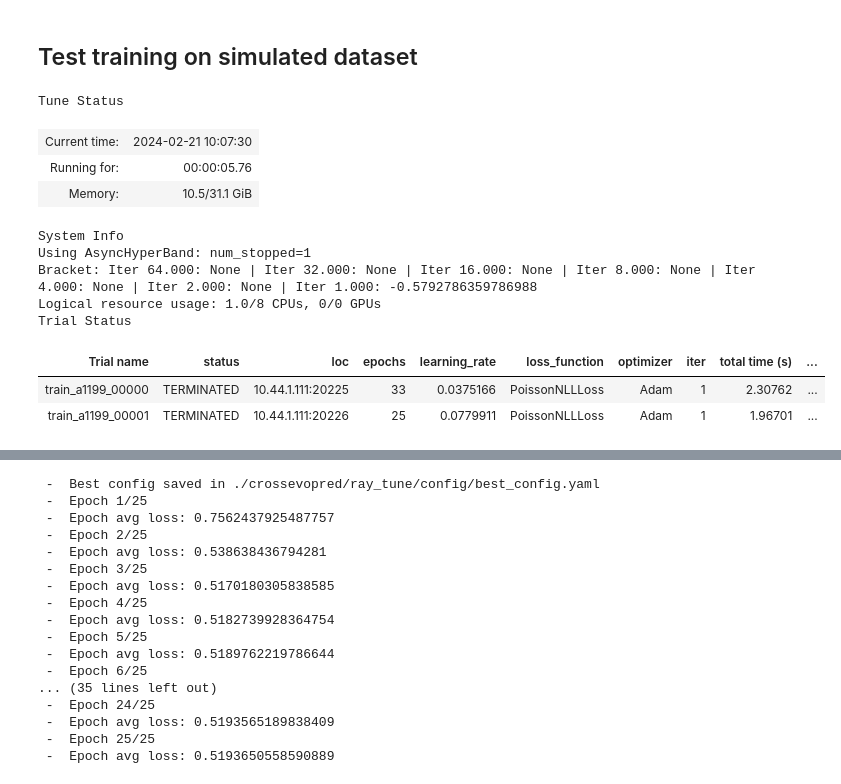
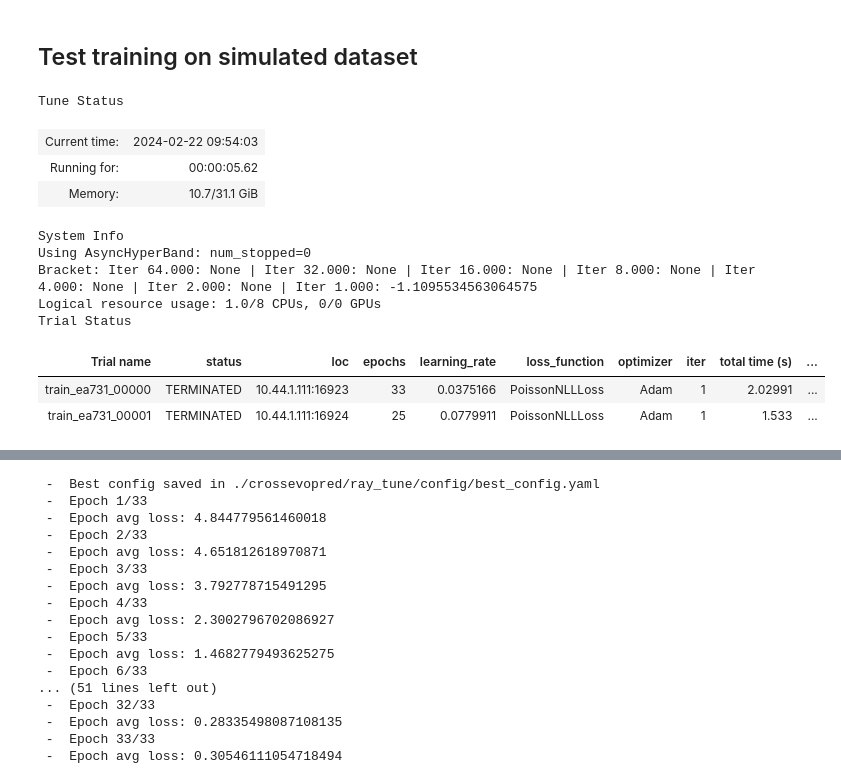
Before and after one commit to luisas/CrossEvoPred, a Jupyter notebook: bin/simulate.ipynb, the cells around one changed output, grey strips where cells are left out. Drawn from its saved outputs; the diff is of its cells as text; code cells hidden in the pictures.

```diff
--- a/bin/simulate.ipynb
+++ b/bin/simulate.ipynb
@@ -222,40 +222,42 @@ best_config_file = "./crossevopred/ray_tune/config/best_config.yaml"
 seed = 42
 torch.manual_seed(seed)
 np.random.seed(seed)
 
 
 # Initialize model
 model   = DummyModel()
 model.initialize_weights("xavier_uniform_")
 # Load the dataset
 trainining_datatset_loader = DataLoader(torch.load(training_dataset_file), batch_size = 32, shuffle = True)
 val_datatset_loader = DataLoader(torch.load(val_dataset_file), batch_size= 32, shuffle = True)
 test_datatset_loader = DataLoader(torch.load(test_dataset_file), batch_size= 32, shuffle = True)
 
+
+#trainining_datatset_loader = torch.load(training_dataset_file)
+
 # Inizialize the trainer
 trainer = Trainer(model = model,
                        training_loader = trainining_datatset_loader,
                        validation_loader = val_datatset_loader,
                        test_loader = test_datatset_loader,
                        verbose=True)
 
 # Tune the model
-# trainer.tune(tune_configuration, best_config_file = best_config_file)
+trainer.tune(tune_configuration, best_config_file = best_config_file)
 
 # Train the model
-#trainer.training_loader = torch.utils.data.ConcatDataset([trainining_datatset_loader, val_datatset_loader])
-trainer.training_loader = trainining_datatset_loader
+trainer.training_loader = DataLoader(torch.utils.data.ConcatDataset([torch.load(training_dataset_file), torch.load(val_dataset_file)]))
 trainer.train( best_config_file )
 # %% [output]
 Tune Status
-| Current time: | 2024-02-21 10:07:30 |
-| Running for: | 00:00:05.76 |
-| Memory: | 10.5/31.1 GiB |
+| Current time: | 2024-02-22 09:54:03 |
+| Running for: | 00:00:05.62 |
+| Memory: | 10.7/31.1 GiB |
 System Info
-Using AsyncHyperBand: num_stopped=1
-Bracket: Iter 64.000: None | Iter 32.000: None | Iter 16.000: None | Iter 8.000: None | Iter 4.000: None | Iter 2.000: None | Iter 1.000: -0.5792786359786988
+Using AsyncHyperBand: num_stopped=0
+Bracket: Iter 64.000: None | Iter 32.000: None | Iter 16.000: None | Iter 8.000: None | Iter 4.000: None | Iter 2.000: None | Iter 1.000: -1.1095534563064575
 Logical resource usage: 1.0/8 CPUs, 0/0 GPUs
 Trial Status
 | Trial name | status | loc | epochs | learning_rate | loss_function | optimizer | iter | total time (s) | ... |
-| train_a1199_00000 | TERMINATED | 10.44.1.111:20225 | 33 | 0.0375166 | PoissonNLLLoss | Adam | 1 | 2.30762 | ... |
-| train_a1199_00001 | TERMINATED | 10.44.1.111:20226 | 25 | 0.0779911 | PoissonNLLLoss | Adam | 1 | 1.96701 | ... |
+| train_ea731_00000 | TERMINATED | 10.44.1.111:16923 | 33 | 0.0375166 | PoissonNLLLoss | Adam | 1 | 2.02991 | ... |
+| train_ea731_00001 | TERMINATED | 10.44.1.111:16924 | 25 | 0.0779911 | PoissonNLLLoss | Adam | 1 | 1.533 | ... |
@@ -263,20 +265,20 @@ Trial Status
  -  Best config saved in ./crossevopred/ray_tune/config/best_config.yaml
- -  Epoch 1/25
- -  Epoch avg loss: 0.7562437925487757
- -  Epoch 2/25
- -  Epoch avg loss: 0.538638436794281
- -  Epoch 3/25
- -  Epoch avg loss: 0.5170180305838585
- -  Epoch 4/25
- -  Epoch avg loss: 0.5182739928364754
- -  Epoch 5/25
- -  Epoch avg loss: 0.5189762219786644
- -  Epoch 6/25
-... (35 lines left out)
- -  Epoch 24/25
- -  Epoch avg loss: 0.5193565189838409
- -  Epoch 25/25
- -  Epoch avg loss: 0.5193650558590889
+ -  Epoch 1/33
+ -  Epoch avg loss: 4.844779561460018
+ -  Epoch 2/33
+ -  Epoch avg loss: 4.651812618970871
+ -  Epoch 3/33
+ -  Epoch avg loss: 3.792778715491295
+ -  Epoch 4/33
+ -  Epoch avg loss: 2.3002796702086927
+ -  Epoch 5/33
+ -  Epoch avg loss: 1.4682779493625275
+ -  Epoch 6/33
+... (51 lines left out)
+ -  Epoch 32/33
+ -  Epoch avg loss: 0.28335498087108135
+ -  Epoch 33/33
+ -  Epoch avg loss: 0.30546111054718494
 # %%
 trainer._evaluate_loss(test_datatset_loader,"PoissonNLLLoss")
 # %% [output]
```
Also changed, not shown: parts of 4 cells of this notebook, 3 other files.
